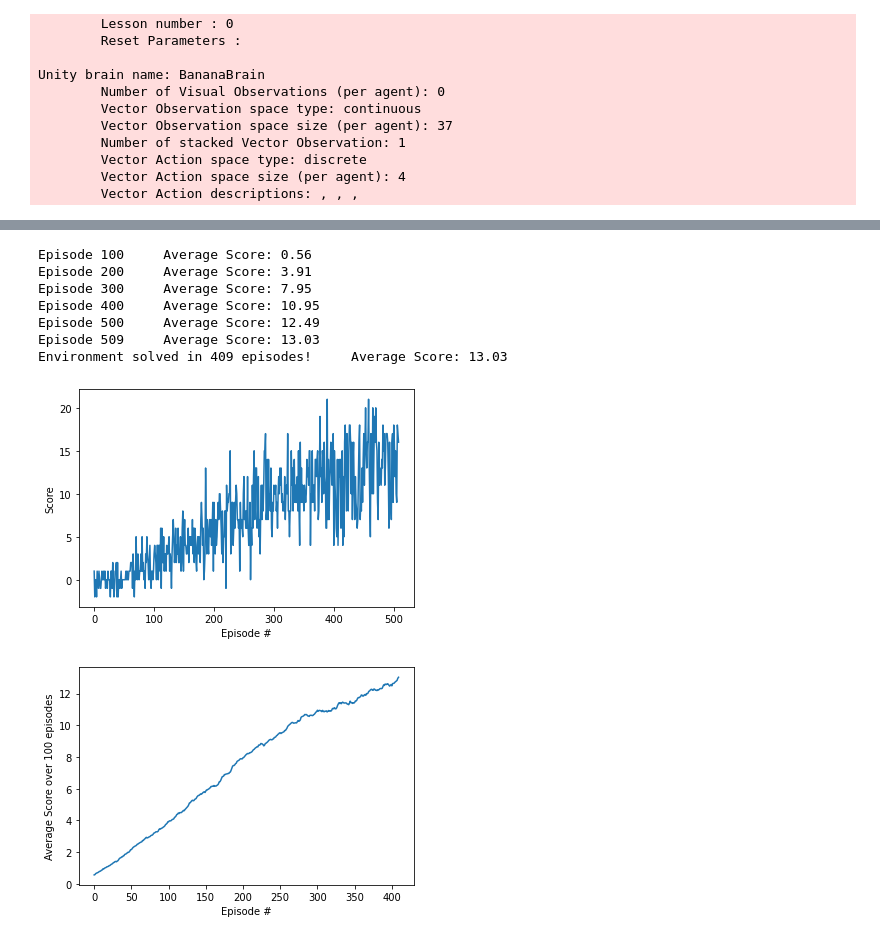
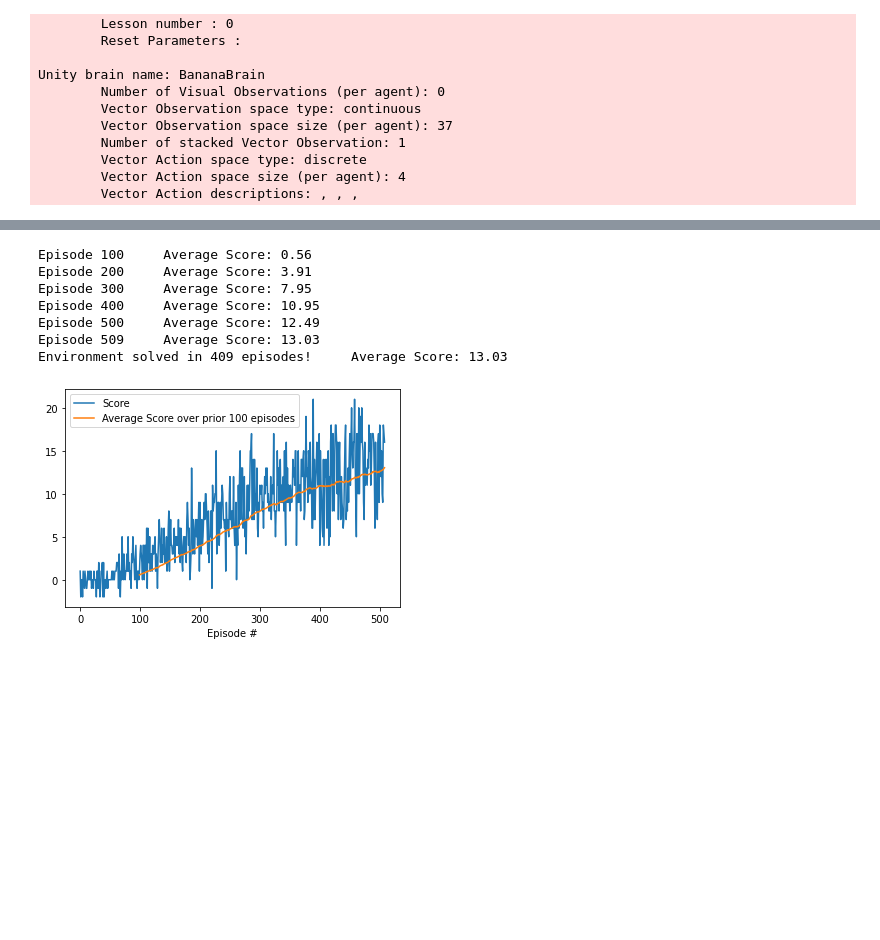
Before and after one commit to jmh-1/deep-reinforcement-learning_project_1, a Jupyter notebook: p1_navigation/Test_Agents.ipynb, the cells around one changed output, grey strips where cells are left out. Cells and saved outputs as stored; diff of their text form; code cells hidden in the pictures; blank space fills up the shorter version.

```diff
--- a/p1_navigation/Test_Agents.ipynb
+++ b/p1_navigation/Test_Agents.ipynb
@@ -50,21 +49,20 @@ Environment solved in 452 episodes!     Average Score: 13.07
 # %%
 import double_dqn_agent
 Agent = double_dqn_agent.Agent
 agent = Agent(state_size=37, action_size=4, seed=0)
 
-scores = dqn_runner.dqn(env, agent, n_episodes=1000, brain_name=brain_name, state_file_name='double_dqn_checkpoint.pth')
+double_dqn_scores = dqn_runner.dqn(env, agent, n_episodes=1000, brain_name=brain_name, state_file_name='double_dqn_checkpoint.pth')
 
-dqn_runner.plot_scores(scores)
+dqn_runner.plot_scores(double_dqn_scores)
 # %% [output]
 Episode 100     Average Score: 0.56
 Episode 200     Average Score: 3.91
 Episode 300     Average Score: 7.95
 Episode 400     Average Score: 10.95
 Episode 500     Average Score: 12.49
 Episode 509     Average Score: 13.03
 Environment solved in 409 episodes!     Average Score: 13.03
-[figure, old version]
+[figure, new version]
-[figure, removed]
 # %%
 import dueling_model
 Agent = dqn_agent.Agent
```
Also changed, not shown: parts of 8 cells of this notebook, 9 other files.
